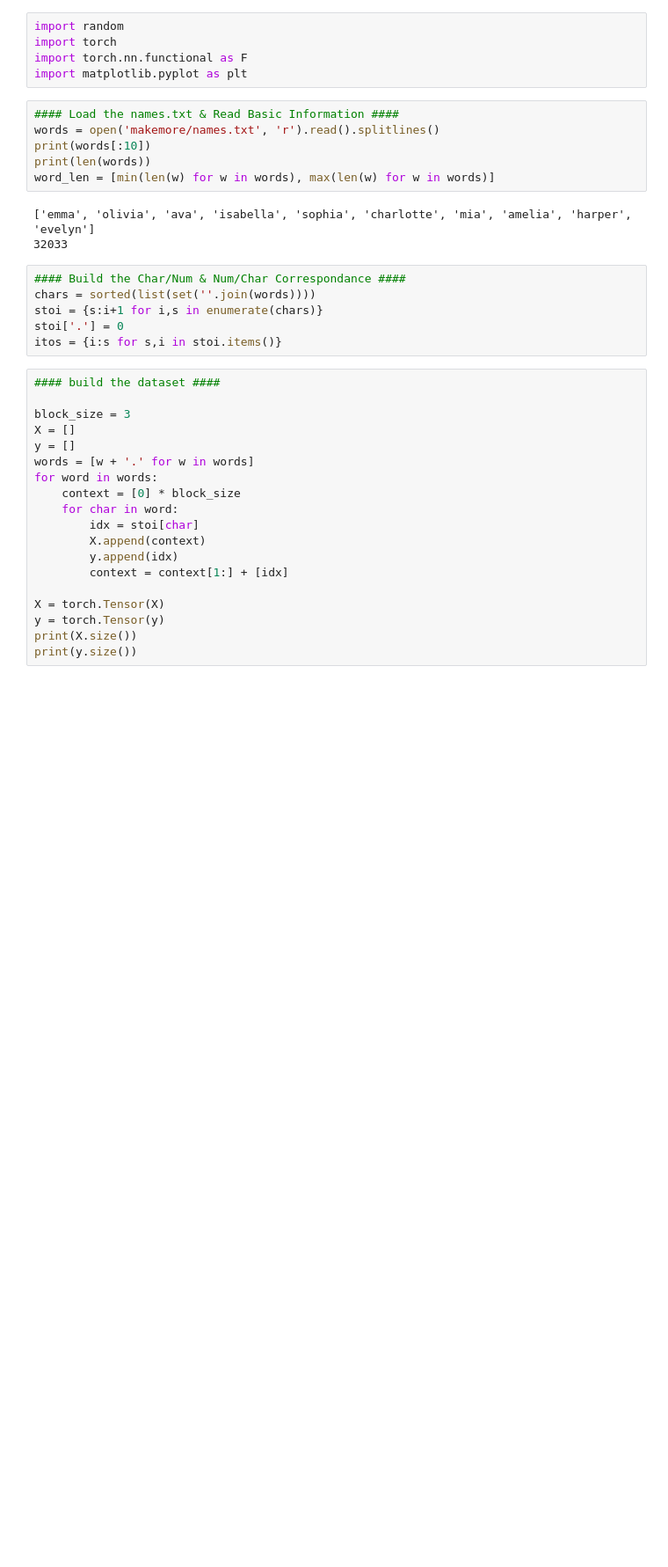
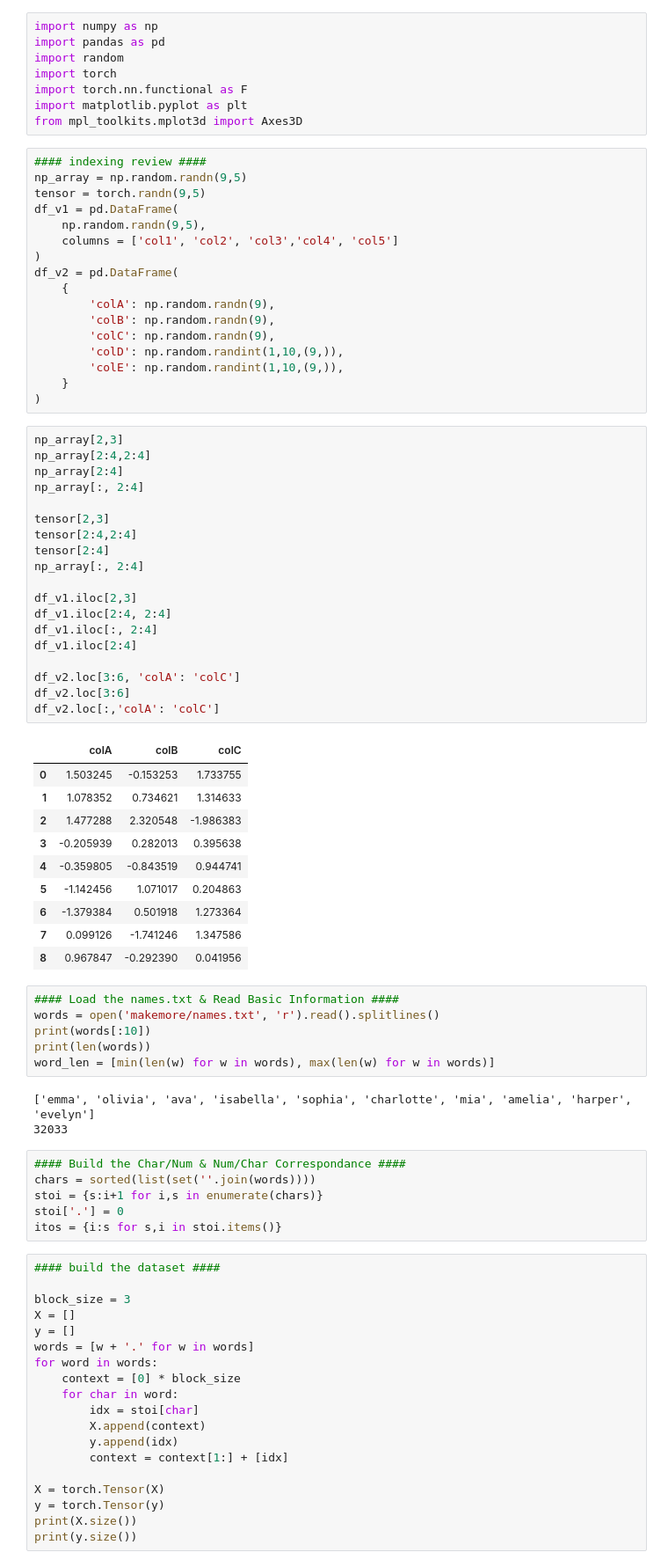
Before and after one commit to KYMI00/ak-neural-network, a Jupyter notebook: lecture-3-bigram-mlp.ipynb, the cells around one changed output. Shown at 88% size. Cells and saved outputs as stored; diff of their text form; blank space fills up the shorter version.

Commit message:
lecture 3 mlp final parts added (including slicing review)

```diff
--- a/lecture-3-bigram-mlp.ipynb
+++ b/lecture-3-bigram-mlp.ipynb
@@ -1,8 +1,58 @@
 # %%
+import numpy as np
+import pandas as pd
 import random
 import torch
 import torch.nn.functional as F
 import matplotlib.pyplot as plt
+from mpl_toolkits.mplot3d import Axes3D
+# %%
+#### indexing review ####
+np_array = np.random.randn(9,5)
+tensor = torch.randn(9,5)
+df_v1 = pd.DataFrame(
+    np.random.randn(9,5),
+    columns = ['col1', 'col2', 'col3','col4', 'col5']
+)
+df_v2 = pd.DataFrame(
+    {
+        'colA': np.random.randn(9),
+        'colB': np.random.randn(9),
+        'colC': np.random.randn(9),
+        'colD': np.random.randint(1,10,(9,)),
+        'colE': np.random.randint(1,10,(9,)),
+    }
+)
+# %%
+np_array[2,3]
+np_array[2:4,2:4]
+np_array[2:4]
+np_array[:, 2:4]
+
+tensor[2,3]
+tensor[2:4,2:4]
+tensor[2:4]
+np_array[:, 2:4]
+
+df_v1.iloc[2,3]
+df_v1.iloc[2:4, 2:4]
+df_v1.iloc[:, 2:4]
+df_v1.iloc[2:4]
+
+df_v2.loc[3:6, 'colA': 'colC']
+df_v2.loc[3:6]
+df_v2.loc[:,'colA': 'colC']
+# %% [output]
+|  | colA | colB | colC |
+| 0 | 1.503245 | -0.153253 | 1.733755 |
+| 1 | 1.078352 | 0.734621 | 1.314633 |
+| 2 | 1.477288 | 2.320548 | -1.986383 |
+| 3 | -0.205939 | 0.282013 | 0.395638 |
+| 4 | -0.359805 | -0.843519 | 0.944741 |
+| 5 | -1.142456 | 1.071017 | 0.204863 |
+| 6 | -1.379384 | 0.501918 | 1.273364 |
+| 7 | 0.099126 | -1.741246 | 1.347586 |
+| 8 | 0.967847 | -0.292390 | 0.041956 |
 # %%
 #### Load the names.txt & Read Basic Information ####
 words = open('makemore/names.txt', 'r').read().splitlines()
```
Also changed, not shown: parts of 11 cells of this notebook.
